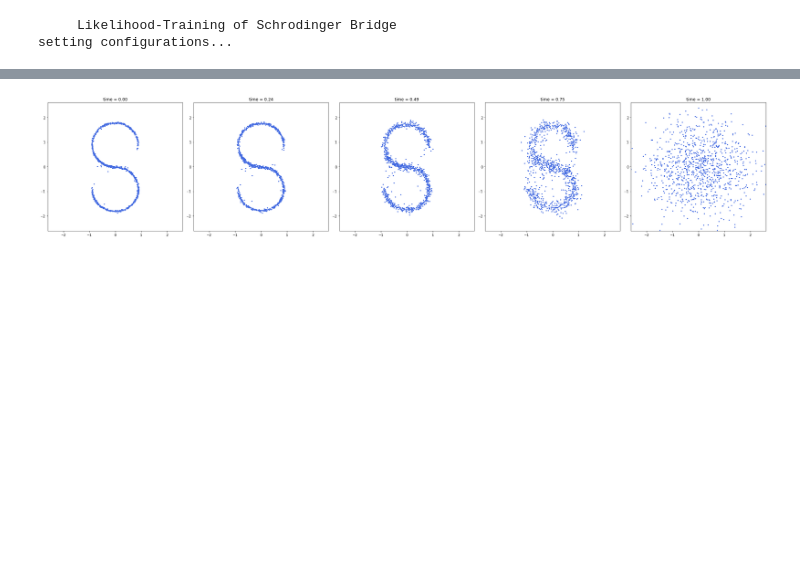
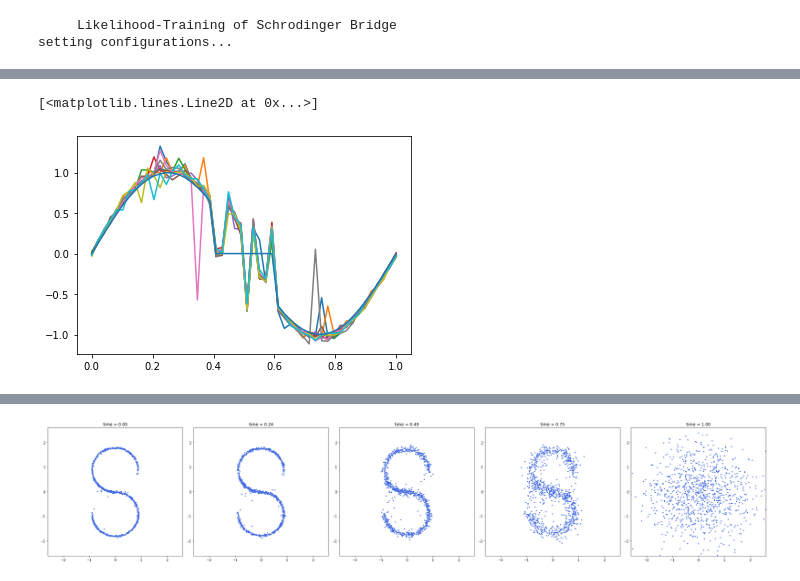
Before and after one commit to xuangu-fang/Condition-Schrodinger-Bridge, a Jupyter notebook: joint-1dts/test-fang-1d-sin.ipynb, the cells around one changed output, grey strips where cells are left out. Drawn from its saved outputs; the diff is of its cells as text; code cells hidden in the pictures; blank space fills up the shorter version.

```diff
--- a/joint-1dts/test-fang-1d-sin.ipynb
+++ b/joint-1dts/test-fang-1d-sin.ipynb
@@ -140,0 +146,18 @@ for i in range(opt.samp_bs):
+# %%
+with torch.no_grad():
+    x_condi_test = np.multiply(run.p.data,run.p.mask_obs)
+    x_condi_test = torch.Tensor(x_condi_test.reshape(1,-1)).repeat(run.p.batch_size,1).to(opt.device)
+    x_condi_test = x_condi_test.unsqueeze(1).repeat(1,opt.interval,1)
+    x_condi_repeat = util.flatten_dim01(x_condi_test)
+    policy_b.net.set_x_condi(x_condi_repeat)
+
+    ts      = run.ts
+    policy_b = run.z_b
+    xs_b, _, _ =run.dyn.sample_traj(ts, policy_b, save_traj=True)
+
+for i in range(opt.samp_bs):
+    plt.plot(np.linspace(0,1,opt.data_dim[0]),xs_b[i,0,:].cpu())
+plt.plot(np.linspace(0,1,opt.data_dim[0]),x_condi_test[0,0,:].cpu())
+# %% [output]
+[<matplotlib.lines.Line2D at 0x...>]
+[figure, added]
```
Also changed, not shown: parts of 7 cells of this notebook, 5 other files.
